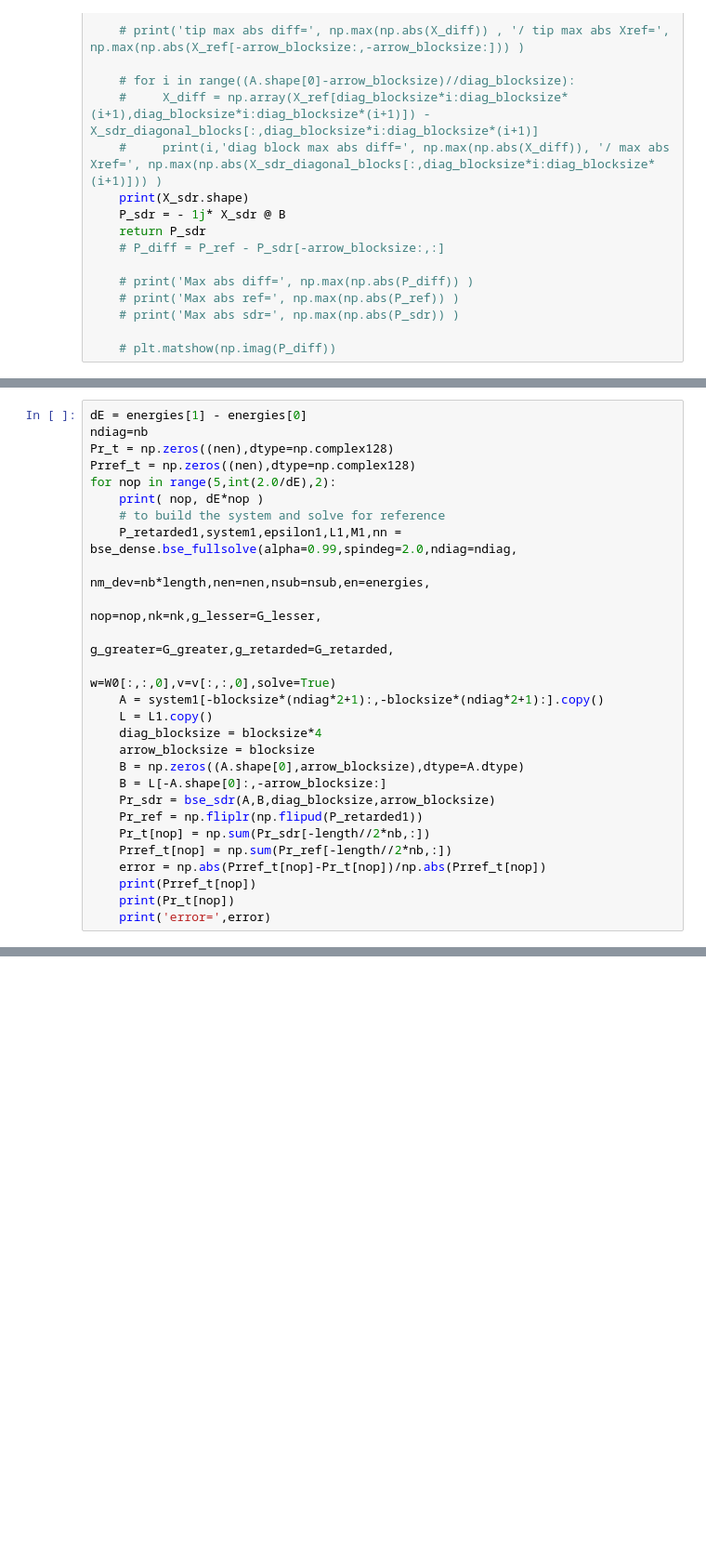
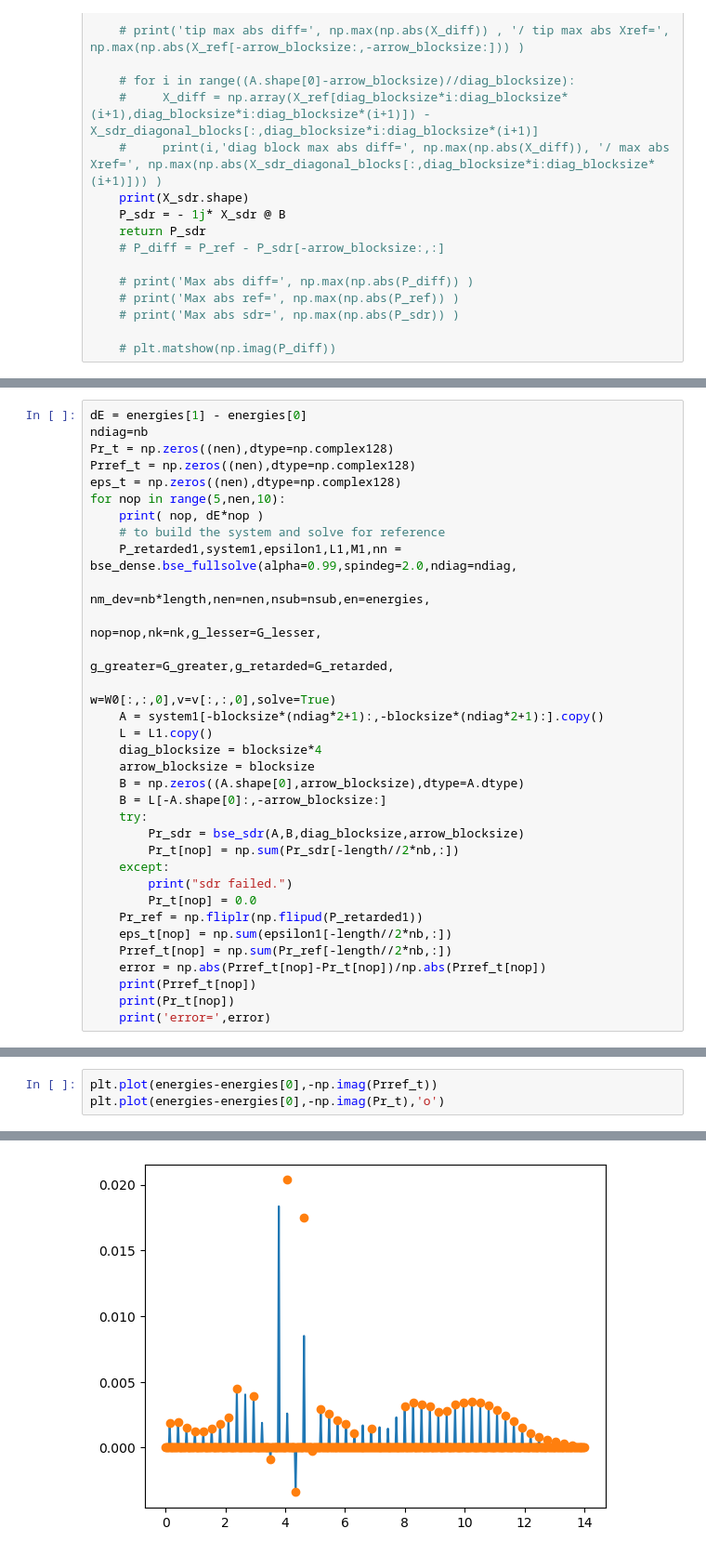
Before and after one commit to jiangcao/MAGI, a Jupyter notebook: f2py/examples/agnr5/ex1_bse.ipynb, the cells around one changed output, grey strips where cells are left out. Shown: that part at 93% size. Saved outputs shown, nothing was run; the diff lists cells and outputs as text; blank space fills up the shorter version.

```diff
--- a/f2py/examples/agnr5/ex1_bse.ipynb
+++ b/f2py/examples/agnr5/ex1_bse.ipynb
@@ -264,7 +264,8 @@ dE = energies[1] - energies[0]
 ndiag=nb
 Pr_t = np.zeros((nen),dtype=np.complex128)
 Prref_t = np.zeros((nen),dtype=np.complex128)
-for nop in range(5,int(2.0/dE),2):
+eps_t = np.zeros((nen),dtype=np.complex128)
+for nop in range(5,nen,10):
     print( nop, dE*nop )
     # to build the system and solve for reference
     P_retarded1,system1,epsilon1,L1,M1,nn = bse_dense.bse_fullsolve(alpha=0.99,spindeg=2.0,ndiag=ndiag,
@@ -278,9 +279,14 @@ for nop in range(5,int(2.0/dE),2):
     arrow_blocksize = blocksize
     B = np.zeros((A.shape[0],arrow_blocksize),dtype=A.dtype)
     B = L[-A.shape[0]:,-arrow_blocksize:]
-    Pr_sdr = bse_sdr(A,B,diag_blocksize,arrow_blocksize)
+    try:
+        Pr_sdr = bse_sdr(A,B,diag_blocksize,arrow_blocksize)
+        Pr_t[nop] = np.sum(Pr_sdr[-length//2*nb,:])
+    except:
+        print("sdr failed.")
+        Pr_t[nop] = 0.0
     Pr_ref = np.fliplr(np.flipud(P_retarded1))
-    Pr_t[nop] = np.sum(Pr_sdr[-length//2*nb,:])
+    eps_t[nop] = np.sum(epsilon1[-length//2*nb,:])
     Prref_t[nop] = np.sum(Pr_ref[-length//2*nb,:])
     error = np.abs(Prref_t[nop]-Pr_t[nop])/np.abs(Prref_t[nop])
     print(Prref_t[nop])
@@ -307,0 +313,4 @@ KeyboardInterrupt:
+# %%
+plt.plot(energies-energies[0],-np.imag(Prref_t))
+plt.plot(energies-energies[0],-np.imag(Pr_t),'o')
+# %% [output]
@@ -307,0 +318 @@ KeyboardInterrupt:
+[figure, added]
```
Also changed, not shown: parts of 5 cells of this notebook, 3 other files.
